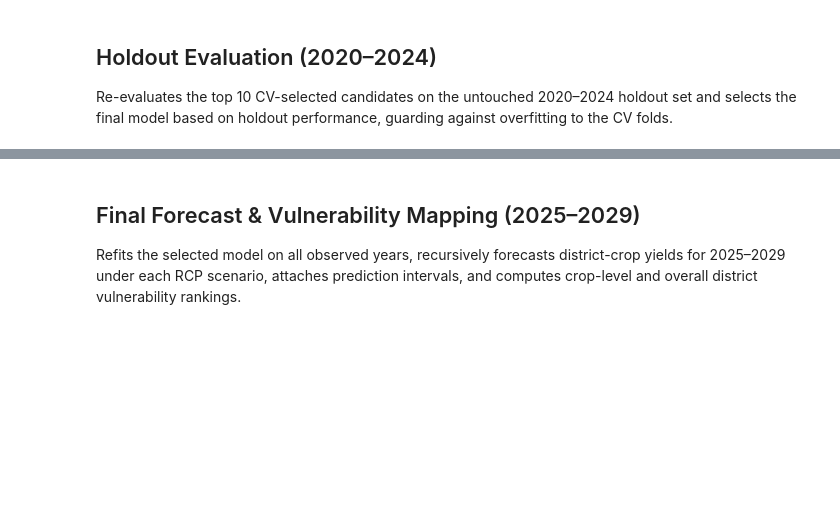
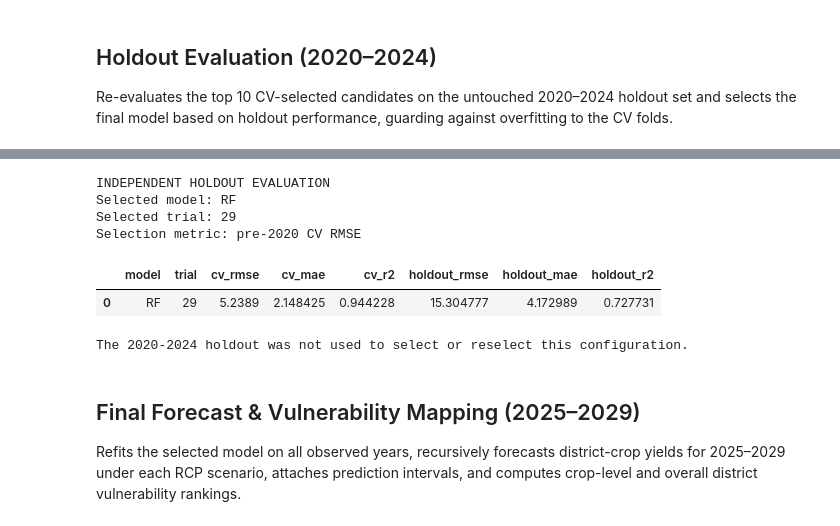
Before and after one commit to unaizaahmedk/AgriSense, a Jupyter notebook: notebooks/03_Final_Forecast_&_Vulnerability.ipynb, the cells around one changed output, grey strips where cells are left out. Drawn from its saved outputs; the diff is of its cells as text; code cells hidden in the pictures; blank space fills up the shorter version.

```diff
--- a/notebooks/03_Final_Forecast_&_Vulnerability.ipynb
+++ b/notebooks/03_Final_Forecast_&_Vulnerability.ipynb
@@ -886,3 +882,67 @@ params          {"rf": {"max_depth": 8, "max_features": 0.7, "...
+# %%
+# INDEPENDENT HOLDOUT EVALUATION: 2020-2024
+
+
+# The architecture and hyperparameters were already
+# selected using pre-2020 temporal cross-validation.
+# The holdout is used only for final evaluation.
+
+locked_model = best_tuned_row["base_model"]
+locked_trial = int(best_tuned_row["trial"])
+locked_params = best_tuned_row["params"]
+
+# Evaluate the selected configuration exactly once.
+holdout_metrics, holdout_residuals = evaluate_tuned_holdout(
+    engineered_df,
+    best_tuned_row
+)
+
+# Check that the model has not been changed.
+assert best_tuned_row["base_model"] == locked_model
+assert int(best_tuned_row["trial"]) == locked_trial
+assert best_tuned_row["params"] == locked_params
+
+assert holdout_metrics is not None
+assert np.isfinite(
+    list(holdout_metrics.values())
+).all()
+
+# Prepare independent evaluation report.
+holdout_report = pd.DataFrame([{
+    "model": locked_model,
+    "trial": locked_trial,
+    "cv_rmse": float(best_tuned_row["rmse"]),
+    "cv_mae": float(best_tuned_row["mae"]),
+    "cv_r2": float(best_tuned_row["r2"]),
+    "holdout_rmse": float(holdout_metrics["rmse"]),
+    "holdout_mae": float(holdout_metrics["mae"]),
+    "holdout_r2": float(holdout_metrics["r2"])
+}])
+
+holdout_report.to_csv(
+    OUTPUT_DIR / "forecast_selected_model_holdout.csv",
+    index=False
+)
+
+print("INDEPENDENT HOLDOUT EVALUATION")
+print("Selected model:", locked_model)
+print("Selected trial:", locked_trial)
+print("Selection metric: pre-2020 CV RMSE")
+
+display(holdout_report)
+
+print(
+    "\nThe 2020-2024 holdout was not used "
+    "to select or reselect this configuration."
+)
+# %% [output]
+INDEPENDENT HOLDOUT EVALUATION
+Selected model: RF
+Selected trial: 29
+Selection metric: pre-2020 CV RMSE
+|  | model | trial | cv_rmse | cv_mae | cv_r2 | holdout_rmse | holdout_mae | holdout_r2 |
+| 0 | RF | 29 | 5.2389 | 2.148425 | 0.944228 | 15.304777 | 4.172989 | 0.727731 |
+The 2020-2024 holdout was not used to select or reselect this configuration.
 # %% [markdown]
 <a id="final"></a>
 ## Final Forecast & Vulnerability Mapping (2025–2029)
```
Also changed, not shown: parts of 7 cells of this notebook.
